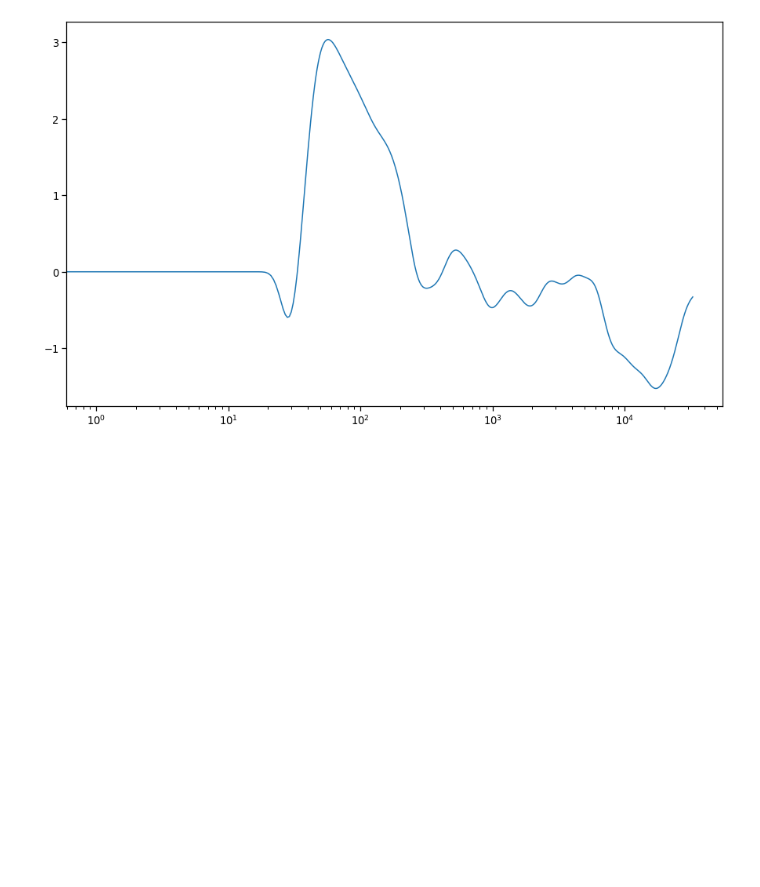
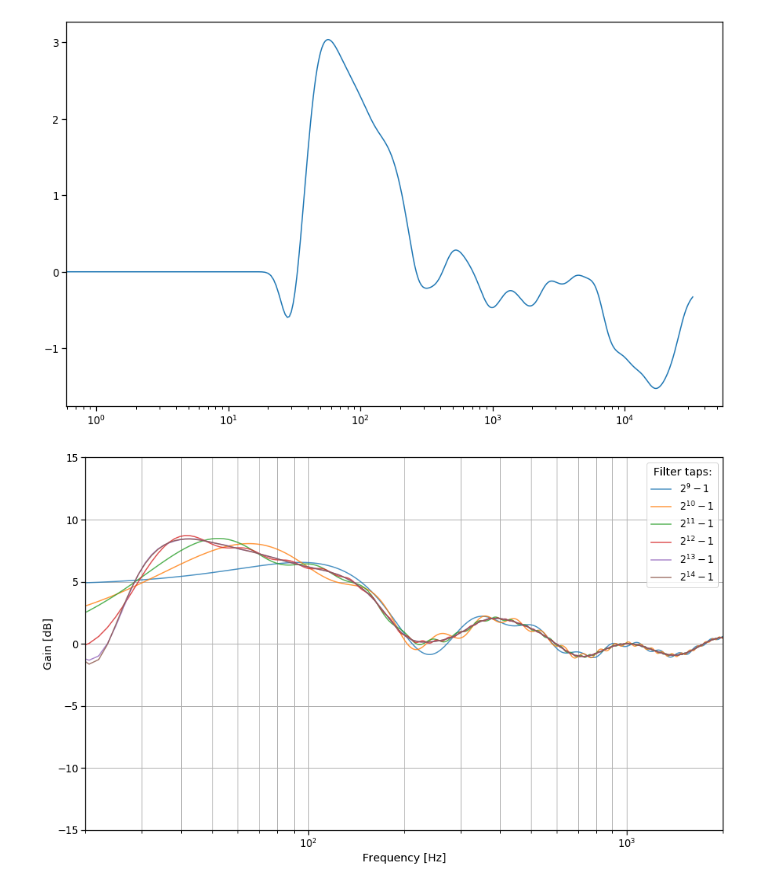
Before and after one commit to tiaqui/my_thesis, a Jupyter notebook: notebooks/1. Inverse filter design and implementation.ipynb, the cells around one changed output. Drawn from its saved outputs; the diff is of its cells as text; code cells hidden in the pictures; blank space fills up the shorter version.

```diff
--- a/notebooks/1. Inverse filter design and implementation.ipynb
+++ b/notebooks/1. Inverse filter design and implementation.ipynb
@@ -107,7 +138,7 @@ plt.xlim([20, 20000])
 inv = ref_f(10*np.log10(ref_avg/dut_avg), freq)
 
 inv_reg = F_inv.copy()
-inv_reg[np.where((freq < 10) | (freq > 40000))[0]] = 0
+inv_reg[np.where(freq < 10)[0]] = 0
 # %%
 def smooth_spectrum(X, freq, Noct=3):
     """ Apply a 1/Noct smoothing to the input frequency spectrum 'X'
@@ -155,3 +186,34 @@ plt.semilogx(F_inv)
 # %% [output]
 [<matplotlib.lines.Line2D at 0x...>]
 [figure]
+# %%
+from scipy.signal import freqz, firls
+
+dict_finv = {}
+
+rta_inversa = 1 + ref_f(10*(F_inv/20), freq)
+
+for i, taps in enumerate(2**np.arange(9, 15) - 1):
+
+    filt = firls(taps, freq[1:], rta_inversa[1:], fs=fs)
+    dict_finv[f'filt_{i}'] = filt
+    dict_finv[f'taps_{i}'] = taps
+# %%
+for j in np.arange(6):
+
+    # get filter response
+    wr, hr = freqz(dict_finv[f'filt_{j}'], worN=2**14)
+    # plot
+    plt.plot((fs*0.5/np.pi)*wr, 20*np.log10(abs(hr)),
+             label='$2^{' + str(int(np.log2(dict_finv[f'taps_{j}']+1))) + '}-1$',
+             alpha=0.8)
+
+plt.xscale('log')
+plt.xlabel('Frequency [Hz]')
+plt.ylabel('Gain [dB]')
+plt.ylim([-15, 15])
+plt.xlim([20, 2000])
+plt.grid(which='both', axis='both')
+plt.legend(title='Filter taps:');
+# %% [output]
+[figure, added]
```
Also changed, not shown: parts of 16 cells of this notebook.
